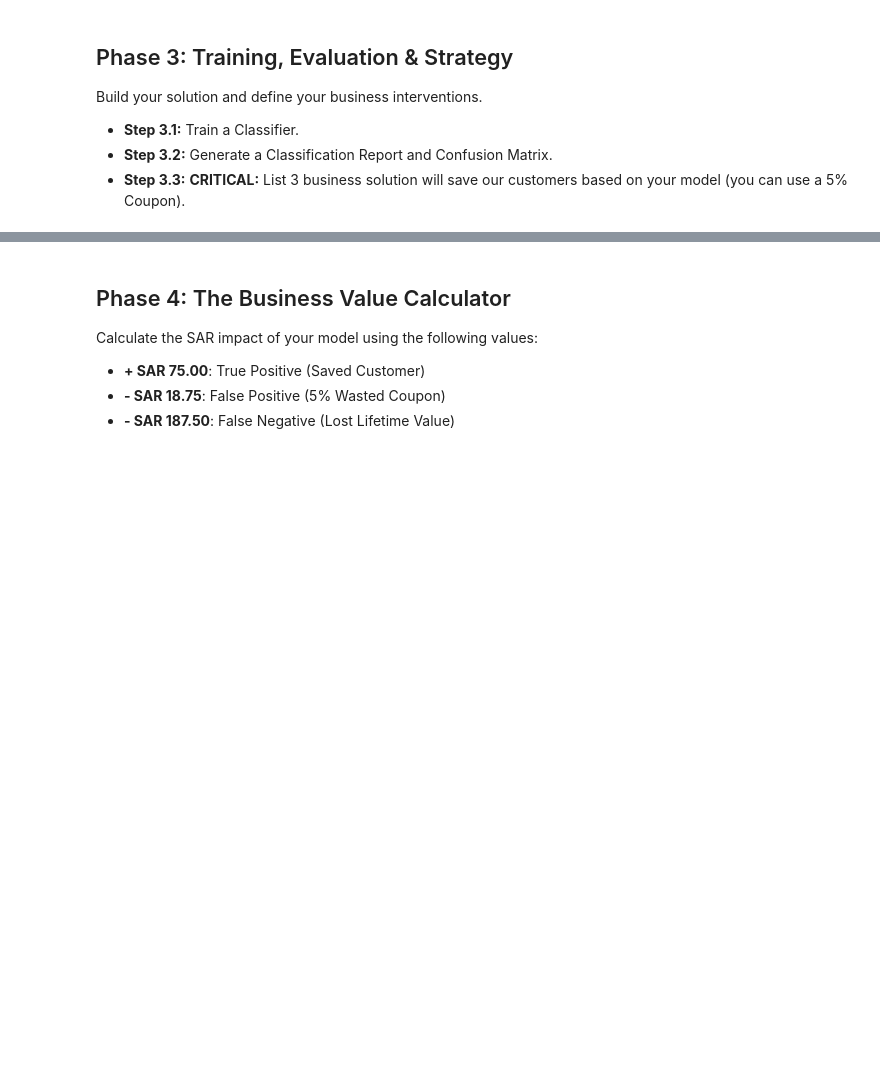
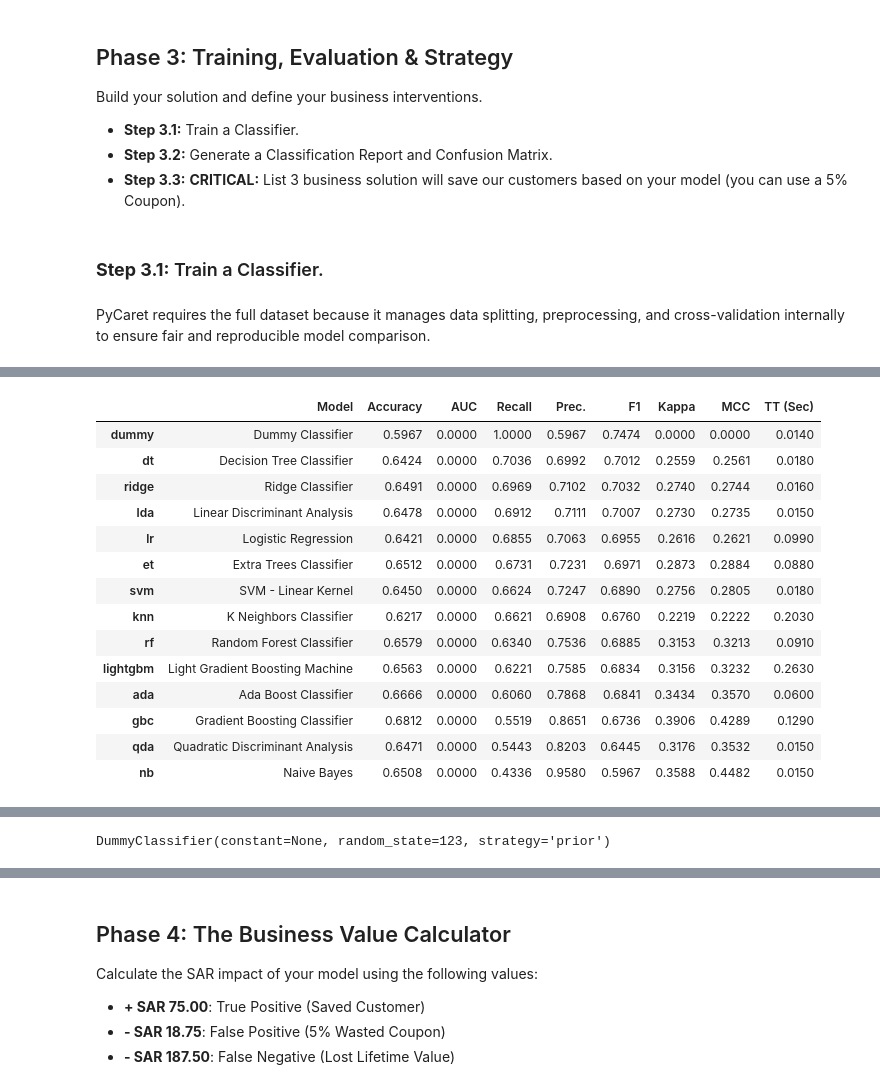
Before and after one commit to SaraAbuHimed/week3-ml-baseline-system, a Jupyter notebook: notebooks/Shipping_Crisis_Template.ipynb, the cells around one changed output, grey strips where cells are left out. Cells and saved outputs as stored; diff of their text form; code cells hidden in the pictures; blank space fills up the shorter version.

```diff
--- a/notebooks/Shipping_Crisis_Template.ipynb
+++ b/notebooks/Shipping_Crisis_Template.ipynb
@@ -124,0 +259,2 @@ Prepare the data for Machine Learning.
+# %%
+df_model = df.drop(columns=["Tracking_ID"])
@@ -132,2 +328,19 @@ Build your solution and define your business interventions.
+# %% [markdown]
+### **Step 3.1:** Train a Classifier.
+# %% [markdown]
+PyCaret requires the full dataset because it manages data splitting, preprocessing, and cross-validation internally to ensure fair and reproducible model comparison.
 # %%
-# Model training and evaluation code here
+df_model["is_delayed"] = df_model["is_delayed"].astype(int)
+
+s = setup(
+    data=df_model,
+    target="is_delayed",
+    session_id=123,
+    train_size=0.8,
+    normalize=True,
+    verbose=False
+)
+
+best_model = compare_models(sort="Recall")
+best_model
+# %% [output]
@@ -133,0 +348,15 @@ Build your solution and define your business interventions.
+|  | Model | Accuracy | AUC | Recall | Prec. | F1 | Kappa | MCC | TT (Sec) |
+| dummy | Dummy Classifier | 0.5967 | 0.0000 | 1.0000 | 0.5967 | 0.7474 | 0.0000 | 0.0000 | 0.0140 |
+| dt | Decision Tree Classifier | 0.6424 | 0.0000 | 0.7036 | 0.6992 | 0.7012 | 0.2559 | 0.2561 | 0.0180 |
+| ridge | Ridge Classifier | 0.6491 | 0.0000 | 0.6969 | 0.7102 | 0.7032 | 0.2740 | 0.2744 | 0.0160 |
+| lda | Linear Discriminant Analysis | 0.6478 | 0.0000 | 0.6912 | 0.7111 | 0.7007 | 0.2730 | 0.2735 | 0.0150 |
+| lr | Logistic Regression | 0.6421 | 0.0000 | 0.6855 | 0.7063 | 0.6955 | 0.2616 | 0.2621 | 0.0990 |
+| et | Extra Trees Classifier | 0.6512 | 0.0000 | 0.6731 | 0.7231 | 0.6971 | 0.2873 | 0.2884 | 0.0880 |
+| svm | SVM - Linear Kernel | 0.6450 | 0.0000 | 0.6624 | 0.7247 | 0.6890 | 0.2756 | 0.2805 | 0.0180 |
+| knn | K Neighbors Classifier | 0.6217 | 0.0000 | 0.6621 | 0.6908 | 0.6760 | 0.2219 | 0.2222 | 0.2030 |
+| rf | Random Forest Classifier | 0.6579 | 0.0000 | 0.6340 | 0.7536 | 0.6885 | 0.3153 | 0.3213 | 0.0910 |
+| lightgbm | Light Gradient Boosting Machine | 0.6563 | 0.0000 | 0.6221 | 0.7585 | 0.6834 | 0.3156 | 0.3232 | 0.2630 |
+| ada | Ada Boost Classifier | 0.6666 | 0.0000 | 0.6060 | 0.7868 | 0.6841 | 0.3434 | 0.3570 | 0.0600 |
+| gbc | Gradient Boosting Classifier | 0.6812 | 0.0000 | 0.5519 | 0.8651 | 0.6736 | 0.3906 | 0.4289 | 0.1290 |
+| qda | Quadratic Discriminant Analysis | 0.6471 | 0.0000 | 0.5443 | 0.8203 | 0.6445 | 0.3176 | 0.3532 | 0.0150 |
+| nb | Naive Bayes | 0.6508 | 0.0000 | 0.4336 | 0.9580 | 0.5967 | 0.3588 | 0.4482 | 0.0150 |
@@ -133,0 +364 @@ Build your solution and define your business interventions.
+DummyClassifier(constant=None, random_state=123, strategy='prior')
```
Also changed, not shown: parts of 38 cells of this notebook.
